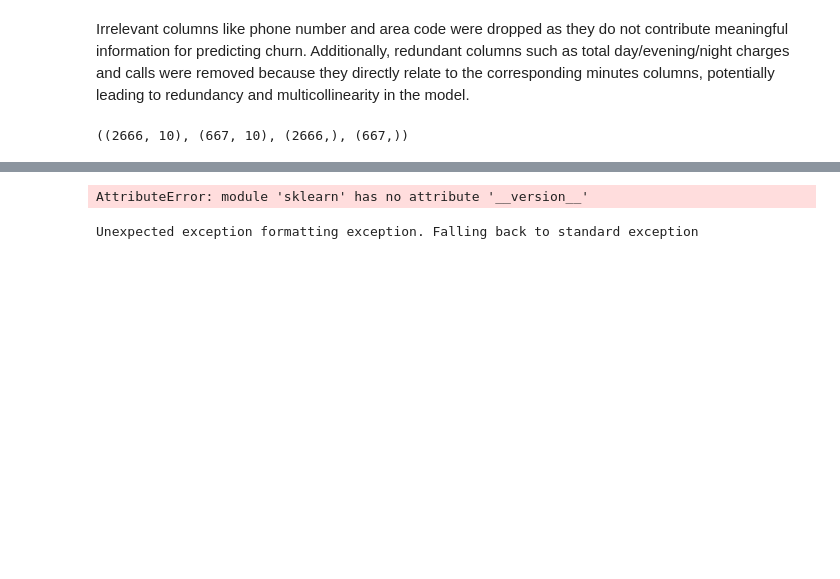
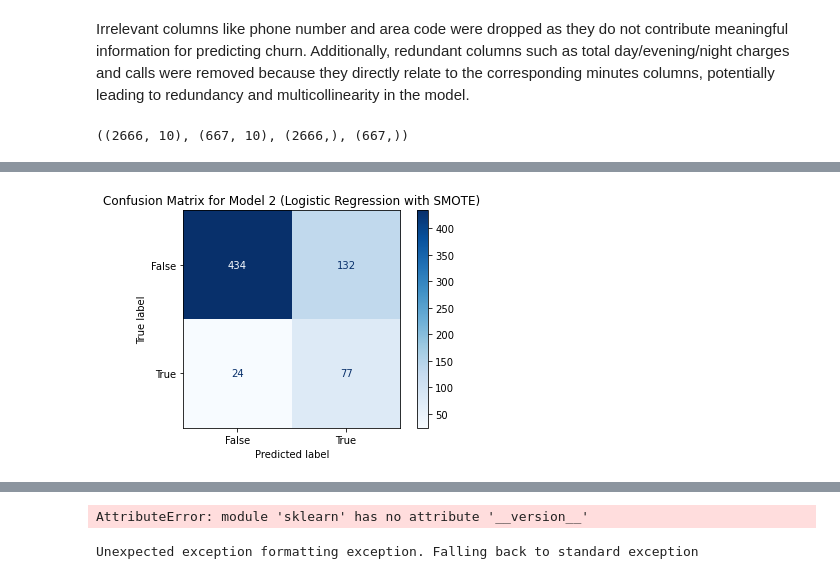
Before and after one commit to engige/syriatel_churn_modeling, a Jupyter notebook: index.ipynb, the cells around one changed output, grey strips where cells are left out. Saved outputs shown, nothing was run; the diff lists cells and outputs as text; code cells hidden in the pictures; blank space fills up the shorter version.

```diff
--- a/index.ipynb
+++ b/index.ipynb
@@ -128,0 +306,16 @@ X_train.shape, X_test.shape, y_train.shape, y_test.shape
+# %%
+import matplotlib.pyplot as plt
+from sklearn.metrics import confusion_matrix, ConfusionMatrixDisplay
+
+# Generate the confusion matrix for Model 2
+cm_resampled = confusion_matrix(y_test, y_pred_resampled)
+
+# Create a ConfusionMatrixDisplay object
+cmd_resampled = ConfusionMatrixDisplay(confusion_matrix=cm_resampled, display_labels=log_reg_resampled.classes_)
+
+# Plot the confusion matrix
+cmd_resampled.plot(cmap=plt.cm.Blues)
+plt.title("Confusion Matrix for Model 2 (Logistic Regression with SMOTE)")
+plt.show()
+# %% [output]
+[figure, added]
```
Also changed, not shown: parts of 11 cells of this notebook.
